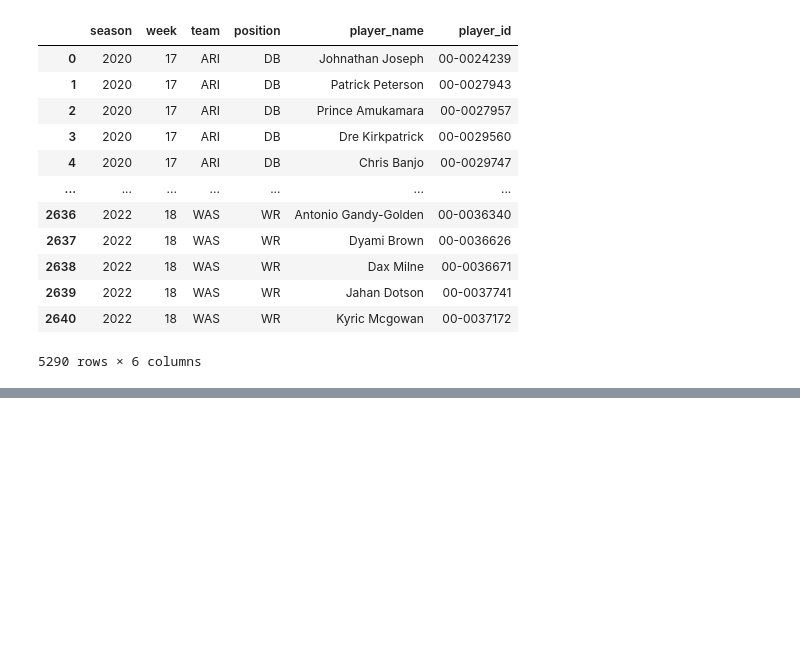
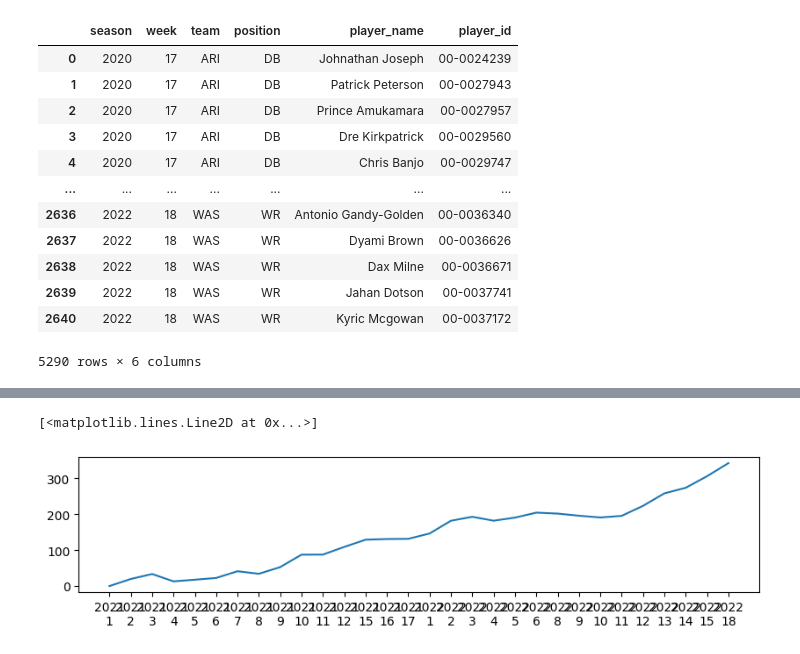
Before and after one commit to zachaustin01/sewer-nfl, a Jupyter notebook: warehouse/notebooks/zach-nb.ipynb, the cells around one changed output, grey strips where cells are left out. Drawn from its saved outputs; the diff is of its cells as text; code cells hidden in the pictures; blank space fills up the shorter version.

```diff
--- a/warehouse/notebooks/zach-nb.ipynb
+++ b/warehouse/notebooks/zach-nb.ipynb
@@ -244,0 +263,12 @@ elo_df
+# %%
+player_name = 'Jalen Hurts'
+
+view = elo_df[elo_df['player_name']==player_name]
+view['season'] = view['season'].astype(str)
+view['week'] = view['week'].astype(str)
+view['ind'] = view[['season', 'week']].agg('\n'.join, axis=1)
+
+plt.plot(view['ind'], view['off_elo'] - 2000)
+# %% [output]
+[<matplotlib.lines.Line2D at 0x...>]
+[figure, added]
```
Also changed, not shown: parts of 6 cells of this notebook, 2 other files.
